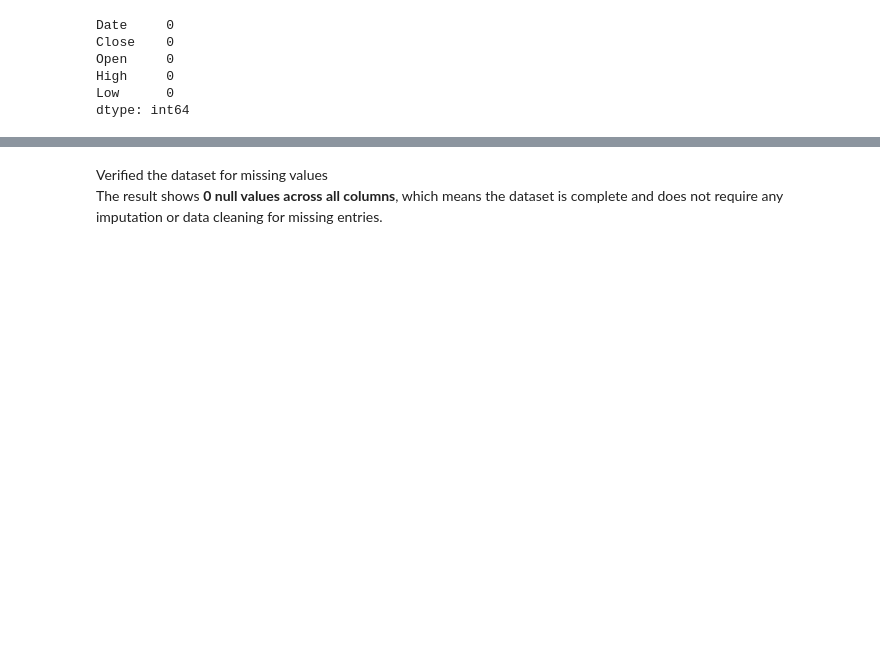
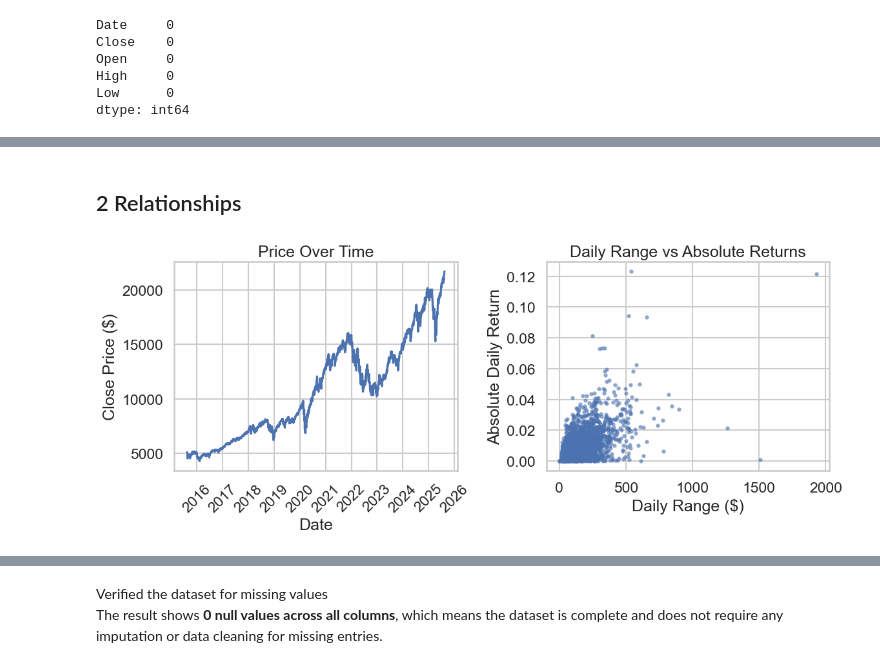
Before and after one commit to IshaPatro/bootcamp_isha_patro, a Jupyter notebook: homework/stage08_exploratory-data-analysis/src/stage08_exploratory-data-analysis_homework-starter.ipynb, the cells around one changed output, grey strips where cells are left out. Cells and saved outputs as stored; diff of their text form; code cells hidden in the pictures; blank space fills up the shorter version.

```diff
--- a/homework/stage08_exploratory-data-analysis/src/stage08_exploratory-data-analysis_homework-starter.ipynb
+++ b/homework/stage08_exploratory-data-analysis/src/stage08_exploratory-data-analysis_homework-starter.ipynb
@@ -40,0 +109,21 @@ dtype: int64
+# %% [markdown]
+## 2 Relationships
+# %%
+fig, axes = plt.subplots(1, 2, figsize=(12, 5))
+
+axes[0].plot(df['Date'], df['Close'])
+axes[0].set_title('Price Over Time')
+axes[0].set_xlabel('Date')
+axes[0].set_ylabel('Close Price ($)')
+axes[0].tick_params(axis='x', rotation=45)
+
+df['Range'] = df['High'] - df['Low']
+axes[1].scatter(df['Range'], abs(df['Daily_Return']), alpha=0.5, s=10)
+axes[1].set_title('Daily Range vs Absolute Returns')
+axes[1].set_xlabel('Daily Range ($)')
+axes[1].set_ylabel('Absolute Daily Return')
+
+plt.tight_layout()
+plt.show()
+# %% [output]
+[figure, added]
```
Also changed, not shown: parts of 8 cells of this notebook.
